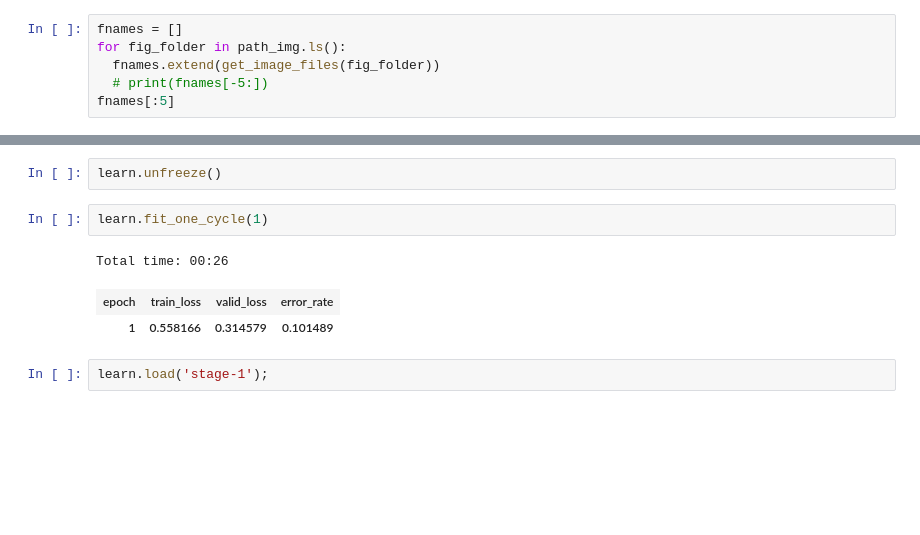
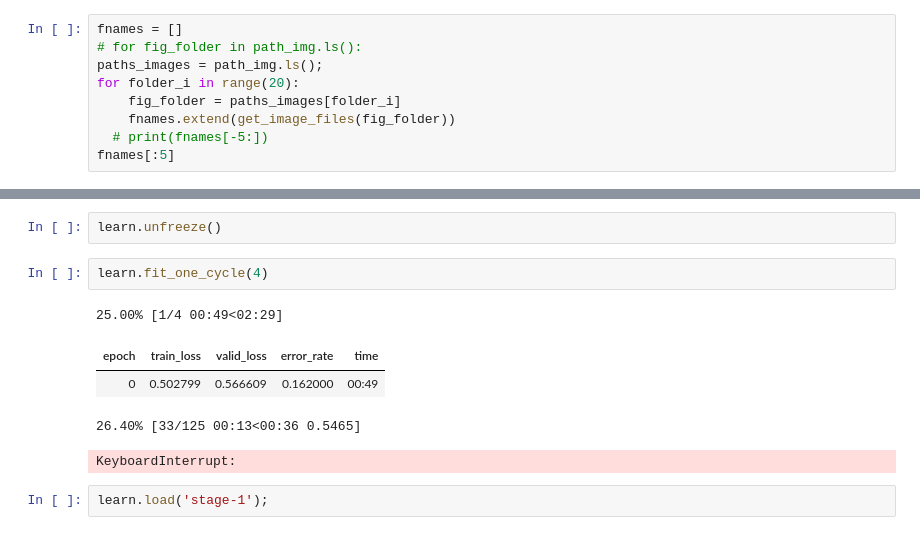
Before and after one commit to payoto/course-v3, a Jupyter notebook: nbs/dl1/lesson1-foods.ipynb, the cells around one changed output, grey strips where cells are left out. Cells and saved outputs as stored; diff of their text form; blank space fills up the shorter version.

```diff
--- a/nbs/dl1/lesson1-foods.ipynb
+++ b/nbs/dl1/lesson1-foods.ipynb
@@ -51,8 +58,11 @@ The first thing we do when we approach a problem is to take a look at the data.
 The main difference between the handling of image classification datasets is the way labels are stored. In this particular dataset, labels are stored in the filenames themselves. We will need to extract them to be able to classify the images into the correct categories. Fortunately, the fastai library has a handy function made exactly for this, `ImageDataBunch.from_name_re` gets the labels from the filenames using a [regular expression](https://docs.python.org/3.6/library/re.html).
 # %%
 fnames = []
-for fig_folder in path_img.ls():
-  fnames.extend(get_image_files(fig_folder))
+# for fig_folder in path_img.ls():
+paths_images = path_img.ls();
+for folder_i in range(20):
+    fig_folder = paths_images[folder_i]
+    fnames.extend(get_image_files(fig_folder))
   # print(fnames[-5:])
 fnames[:5]
 # %% [output]
@@ -163,11 +170,13 @@ Since our model is working as we expect it to, we will *unfreeze* our model and
 # %%
 learn.unfreeze()
 # %%
-learn.fit_one_cycle(1)
+learn.fit_one_cycle(4)
 # %% [output]
-Total time: 00:26
+25.00% [1/4 00:49<02:29]
-| epoch | train_loss | valid_loss | error_rate |
-| 1 | 0.558166 | 0.314579 | 0.101489 |
+| epoch | train_loss | valid_loss | error_rate | time |
+| 0 | 0.502799 | 0.566609 | 0.162000 | 00:49 |
+26.40% [33/125 00:13<00:36 0.5465]
+KeyboardInterrupt:
 # %%
 learn.load('stage-1');
 # %%
```
Also changed, not shown: parts of 18 cells of this notebook.
